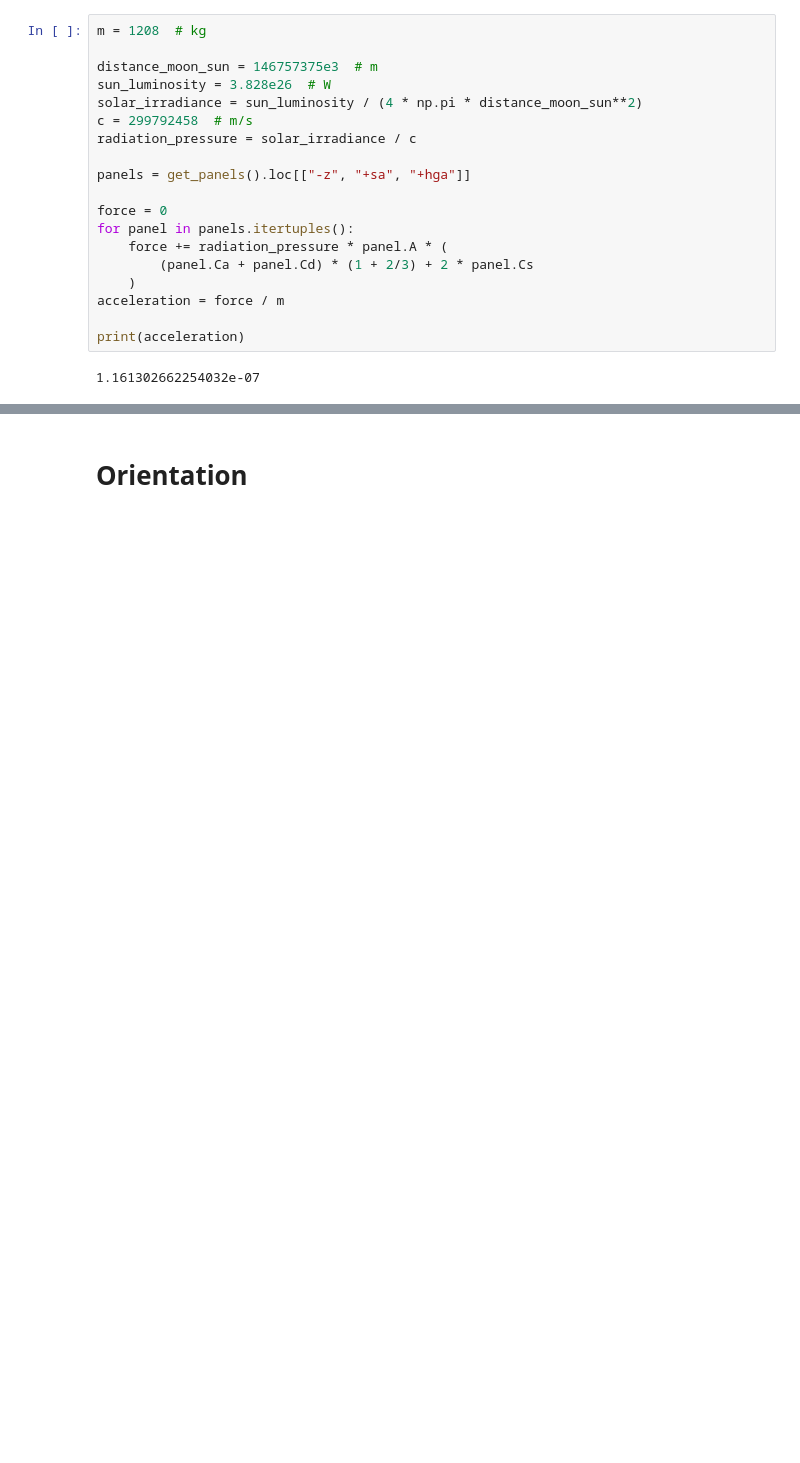
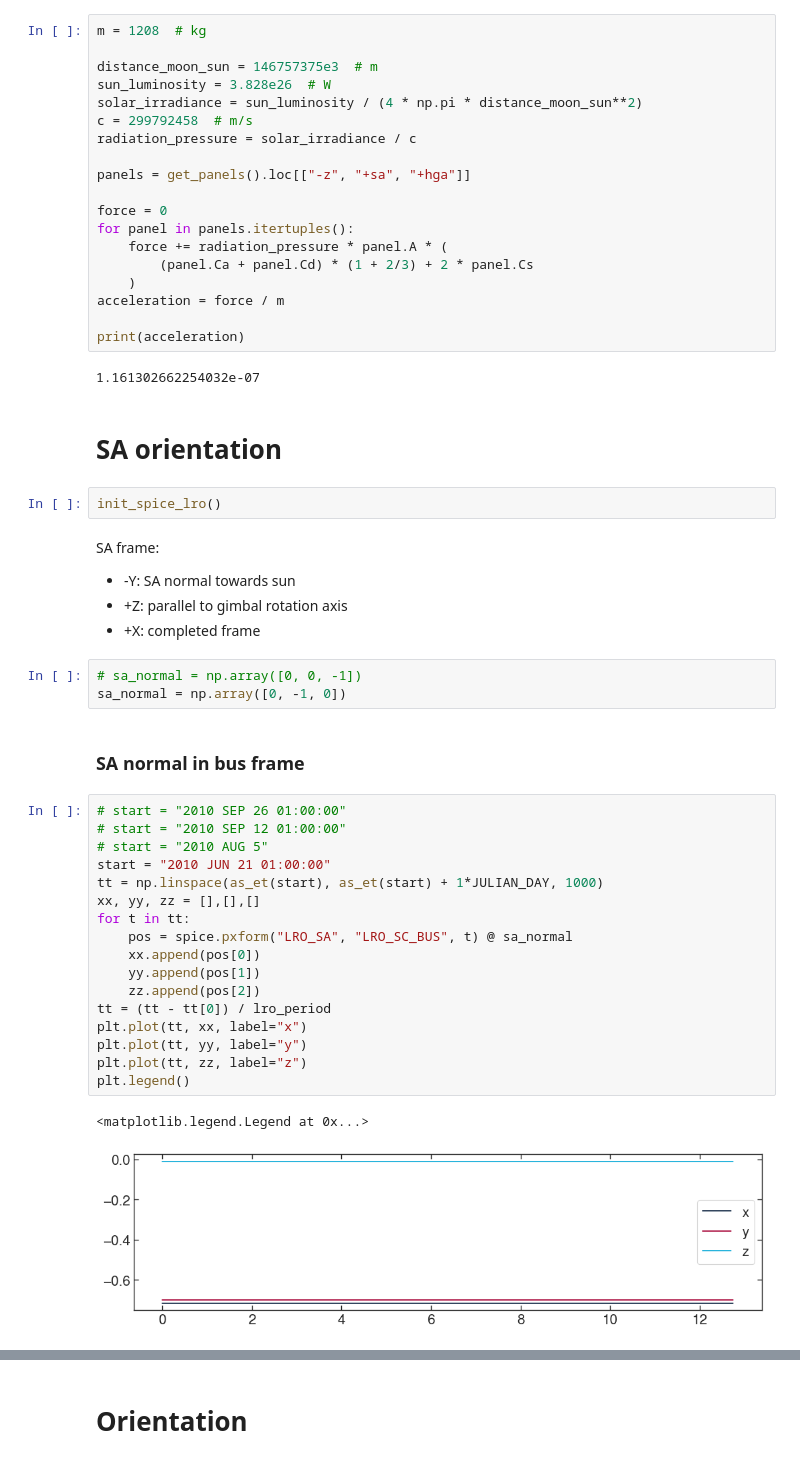
Before and after one commit to DominikStiller/tudelft-hpb-project, a Jupyter notebook: analysis/lro_target_model.ipynb, the cells around one changed output, grey strips where cells are left out. Saved outputs shown, nothing was run; the diff lists cells and outputs as text; blank space fills up the shorter version.

```diff
--- a/analysis/lro_target_model.ipynb
+++ b/analysis/lro_target_model.ipynb
@@ -109,3 +106,37 @@ acceleration = force / m
 print(acceleration)
 # %% [output]
 1.161302662254032e-07
+# %% [markdown]
+# SA orientation
+# %%
+init_spice_lro()
+# %% [markdown]
+SA frame:
+* -Y: SA normal towards sun
+* +Z: parallel to gimbal rotation axis
+* +X: completed frame
+# %%
+# sa_normal = np.array([0, 0, -1])
+sa_normal = np.array([0, -1, 0])
+# %% [markdown]
+### SA normal in bus frame
+# %%
+# start = "2010 SEP 26 01:00:00"
+# start = "2010 SEP 12 01:00:00"
+# start = "2010 AUG 5"
+start = "2010 JUN 21 01:00:00"
+tt = np.linspace(as_et(start), as_et(start) + 1*JULIAN_DAY, 1000)
+xx, yy, zz = [],[],[]
+for t in tt:
+    pos = spice.pxform("LRO_SA", "LRO_SC_BUS", t) @ sa_normal
+    xx.append(pos[0])
+    yy.append(pos[1])
+    zz.append(pos[2])
+tt = (tt - tt[0]) / lro_period
+plt.plot(tt, xx, label="x")
+plt.plot(tt, yy, label="y")
+plt.plot(tt, zz, label="z")
+plt.legend()
+# %% [output]
+<matplotlib.legend.Legend at 0x...>
+[figure, added]
```
Also changed, not shown: parts of 12 cells of this notebook, 5 other files.
